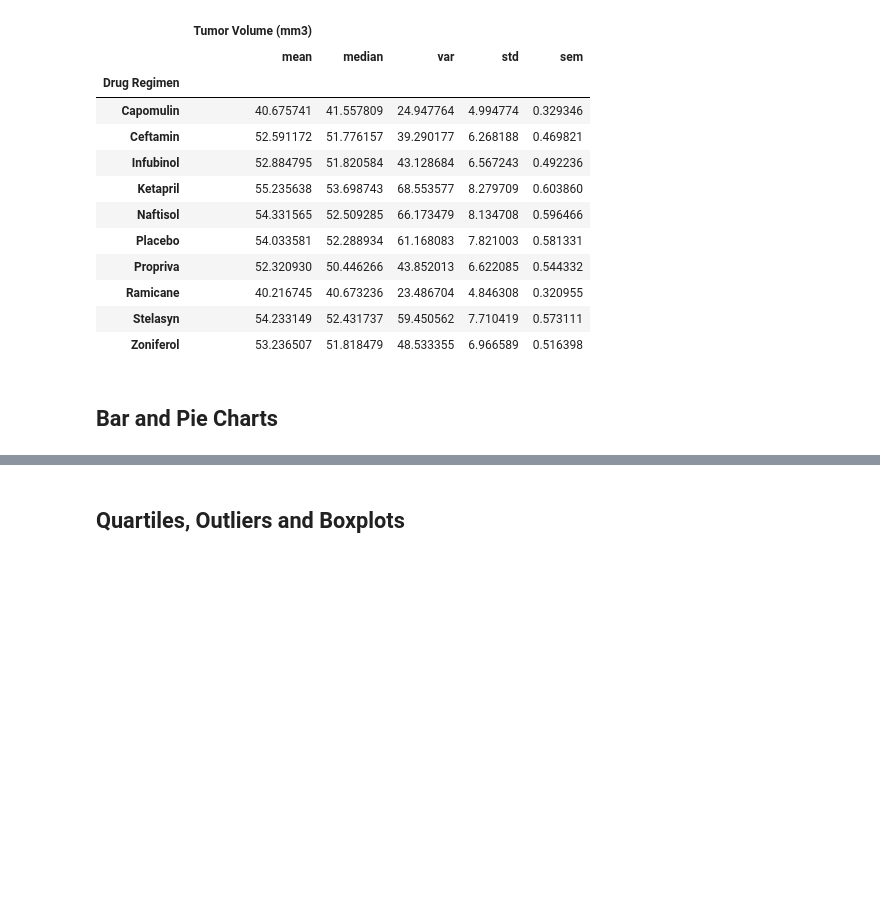
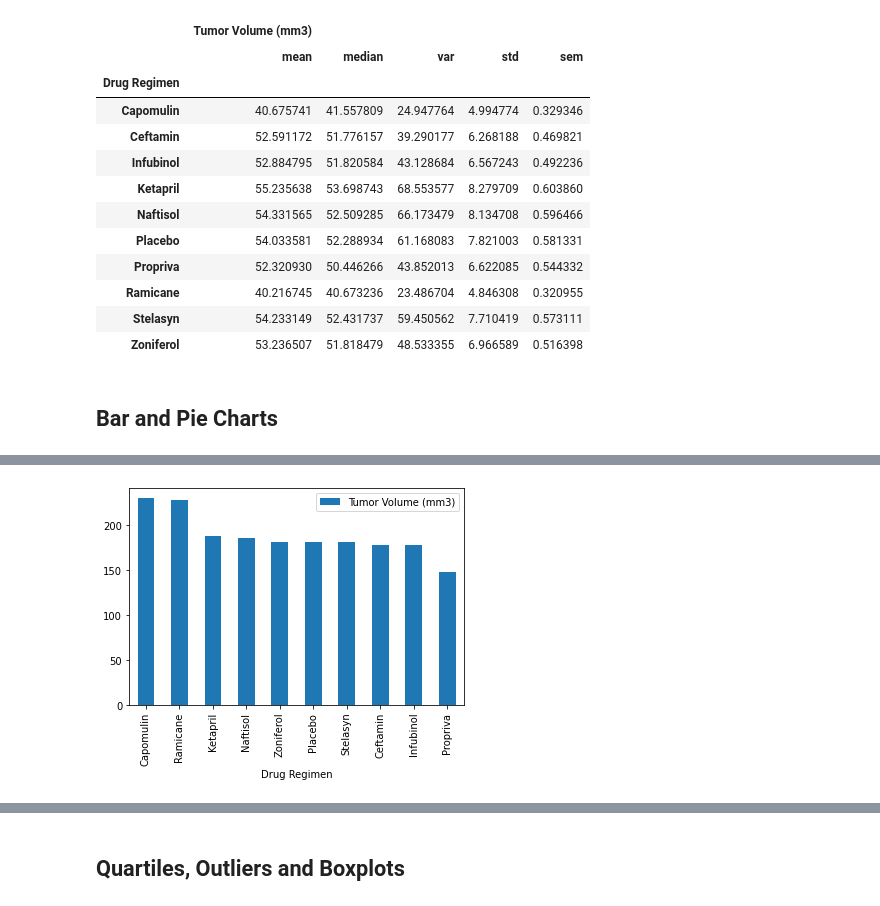
Before and after one commit to Lanpham0110/MathplotLib_challenge, a Jupyter notebook: Pymaceuticals/pymaceuticals_starter.ipynb, the cells around one changed output, grey strips where cells are left out. Cells and saved outputs as stored; diff of their text form; code cells hidden in the pictures; blank space fills up the shorter version.

Commit message:
bar chart

```diff
--- a/Pymaceuticals/pymaceuticals_starter.ipynb
+++ b/Pymaceuticals/pymaceuticals_starter.ipynb
@@ -140,5 +140,12 @@ summary_df
 # %%
 # Generate a bar plot showing the total number of unique mice tested on each drug regimen using pandas.
 
-in pandas
+y_axis = clean_df.groupby(["Drug Regimen"]).count()['Tumor Volume (mm3)']
+x_axis = np.arange(len(users))
+regimen = clean_df['Drug Regimen'].unique()
+Data = pd.DataFrame({
+                    "Tumor Volume (mm3)":(y_axis)
+                     })
+M = Data.sort_values("Tumor Volume (mm3)", ascending=False)
+pandas_plot = M.plot.bar(x=None, y=None)
 # %% [output]
@@ -145,0 +152 @@ SyntaxError: invalid syntax (<ipython-input-11-2466b75555fb>, line 3)
+[figure, added]
```
Also changed, not shown: parts of 3 cells of this notebook.
